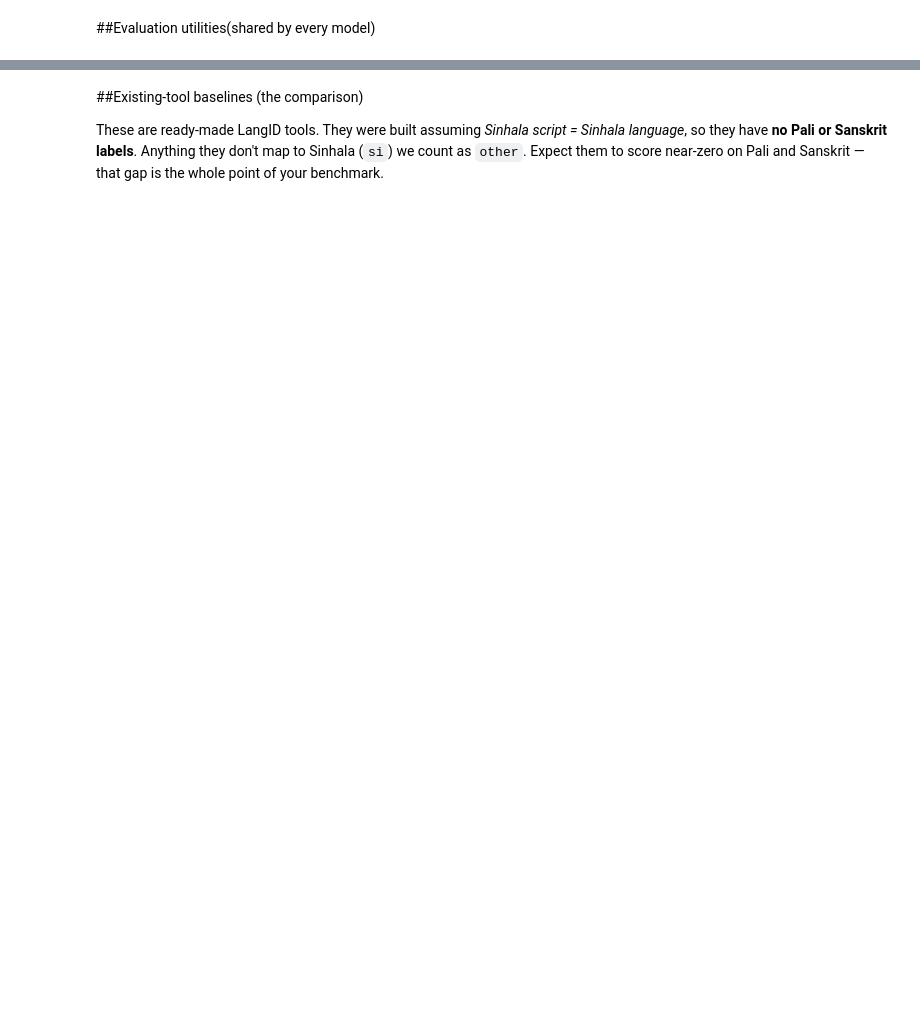
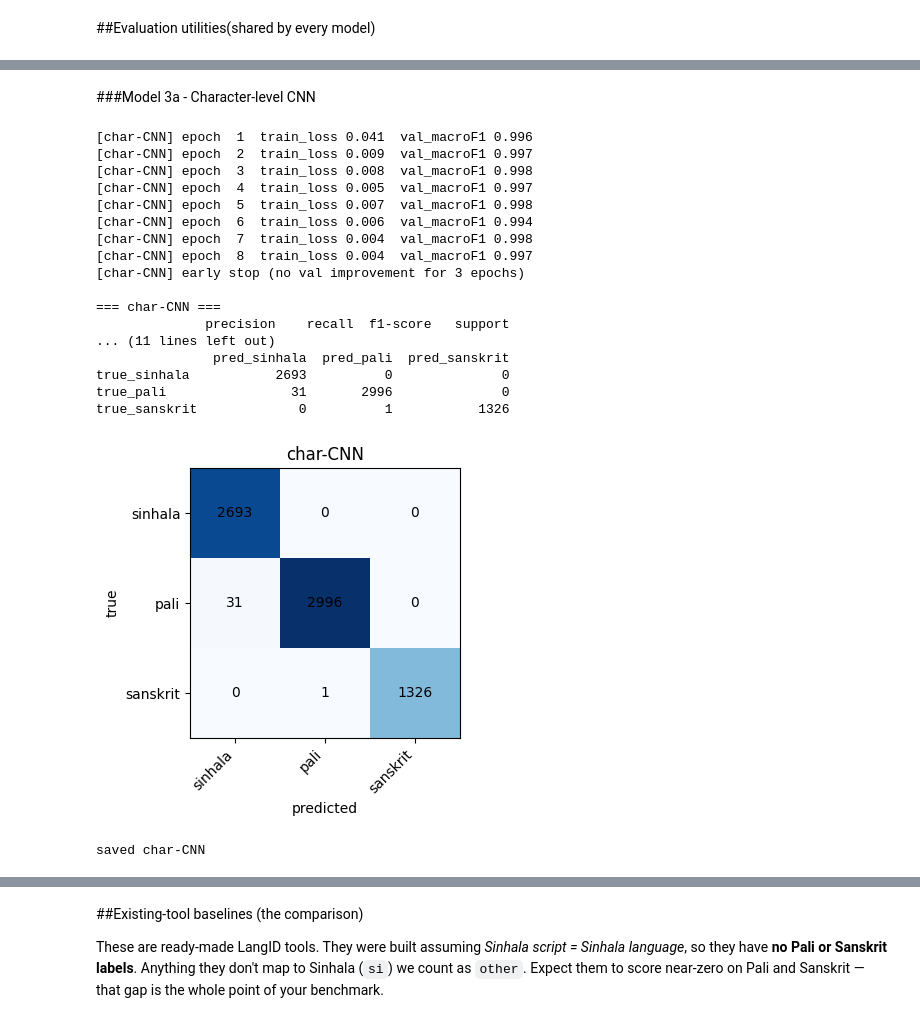
Before and after one commit to nadilHesara/langid_experiments, a Jupyter notebook: LangID.ipynb, the cells around one changed output, grey strips where cells are left out. Saved outputs shown, nothing was run; the diff lists cells and outputs as text; code cells hidden in the pictures; blank space fills up the shorter version.

Commit message:
Build Transformations and Neural nets

```diff
--- a/LangID.ipynb
+++ b/LangID.ipynb
@@ -402,0 +885,49 @@ saved baseline model
+# %% [markdown]
+###Model 3a - Character-level CNN
+# %%
+class CharCNN(nn.Module):
+    def __init__(self, vocab_size, emb_dim=64, n_filters=128, kernel_sizes=(2, 3, 4, 5),
+                 n_classes=3, dropout=0.3):
+        super().__init__()
+        self.emb = nn.Embedding(vocab_size, emb_dim, padding_idx=PAD)
+        self.convs = nn.ModuleList(
+            [nn.Conv1d(emb_dim, n_filters, k) for k in kernel_sizes])
+        self.dropout = nn.Dropout(dropout)
+        self.fc = nn.Linear(n_filters * len(kernel_sizes), n_classes)
+
+    def forward(self, x):
+        e = self.emb(x).transpose(1, 2)
+        feats = [torch.relu(c(e)).max(dim=2).values for c in self.convs]
+        return self.fc(self.dropout(torch.cat(feats, dim=1)))
+
+char_cnn = CharCNN(vocab_size=len(char2id) + 2).to(device)
+char_cnn = train_neural(char_cnn, "char-CNN", encode_chars)
+
+cnn_preds = predict_neural(char_cnn, test, encode_chars)
+evaluate_model("char-CNN", test["label"], cnn_preds)
+show_confusion("char-CNN", test["label"], cnn_preds)
+
+torch.save({"state_dict": char_cnn.state_dict(), "char2id": char2id,
+            "label2id": label2id, "max_chars": MAX_CHARS},
+           f"{OUTPUT_DIR}/char_cnn.pt")
+print("saved char-CNN")
+# %% [output]
+[char-CNN] epoch  1  train_loss 0.041  val_macroF1 0.996
+[char-CNN] epoch  2  train_loss 0.009  val_macroF1 0.997
+[char-CNN] epoch  3  train_loss 0.008  val_macroF1 0.998
+[char-CNN] epoch  4  train_loss 0.005  val_macroF1 0.997
+[char-CNN] epoch  5  train_loss 0.007  val_macroF1 0.998
+[char-CNN] epoch  6  train_loss 0.006  val_macroF1 0.994
+[char-CNN] epoch  7  train_loss 0.004  val_macroF1 0.998
+[char-CNN] epoch  8  train_loss 0.004  val_macroF1 0.997
+[char-CNN] early stop (no val improvement for 3 epochs)
+
+=== char-CNN ===
+              precision    recall  f1-score   support
+... (11 lines left out)
+               pred_sinhala  pred_pali  pred_sanskrit
+true_sinhala           2693          0              0
+true_pali                31       2996              0
+true_sanskrit             0          1           1326
+[figure, added]
+saved char-CNN
```
Also changed, not shown: parts of 44 cells of this notebook.
